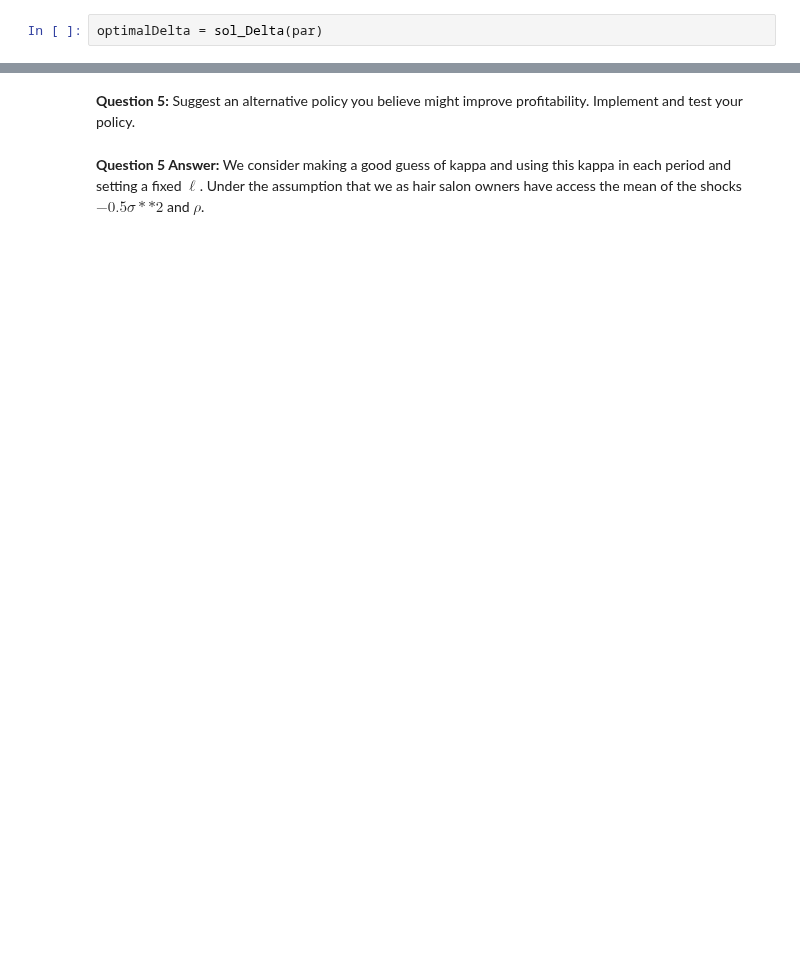
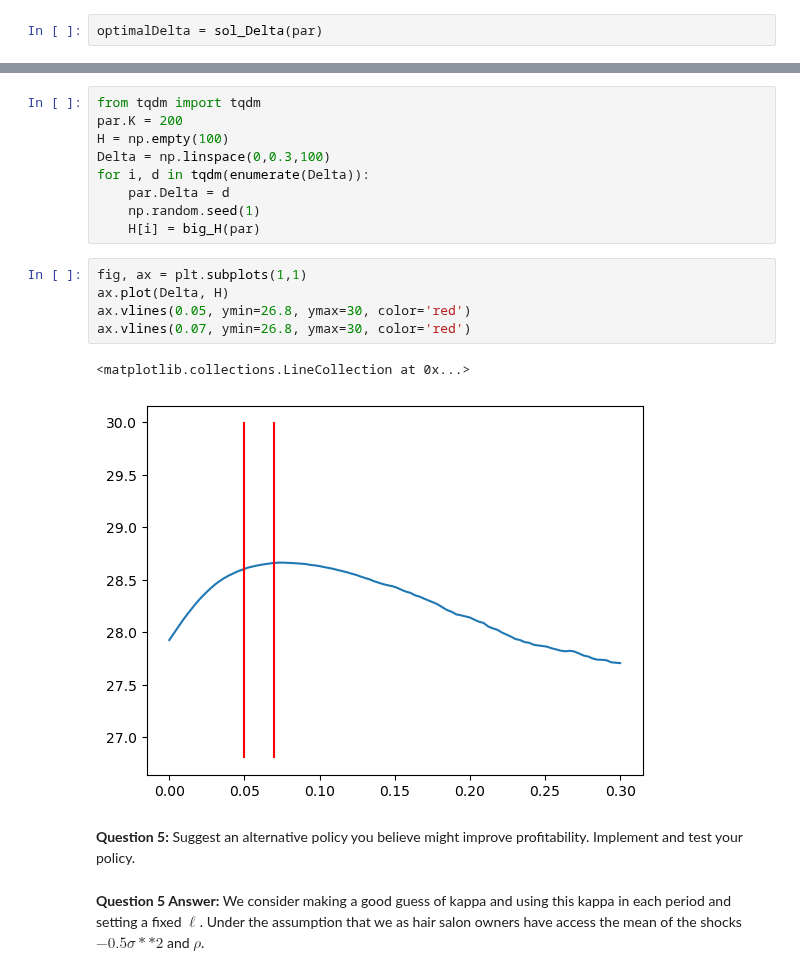
Before and after one commit to NumEconCopenhagen/projects-2023-scb, a Jupyter notebook: exam/problem 2.ipynb, the cells around one changed output, grey strips where cells are left out. Saved outputs shown, nothing was run; the diff lists cells and outputs as text; blank space fills up the shorter version.

```diff
--- a/exam/problem 2.ipynb
+++ b/exam/problem 2.ipynb
@@ -233,3 +277,20 @@ ax.vlines(0.05, ymin=26.8, ymax=28.2, color='red')
+# %%
+from tqdm import tqdm
+par.K = 200
+H = np.empty(100)
+Delta = np.linspace(0,0.3,100)
+for i, d in tqdm(enumerate(Delta)):
+    par.Delta = d
+    np.random.seed(1)
+    H[i] = big_H(par)
+# %%
+fig, ax = plt.subplots(1,1)
+ax.plot(Delta, H)
+ax.vlines(0.05, ymin=26.8, ymax=30, color='red')
+ax.vlines(0.07, ymin=26.8, ymax=30, color='red')
+# %% [output]
+<matplotlib.collections.LineCollection at 0x...>
+[figure, added]
 # %% [markdown]
 
 **Question 5:** Suggest an alternative policy you believe might improve profitability. Implement and test your policy.
```
Also changed, not shown: parts of 19 cells of this notebook.
